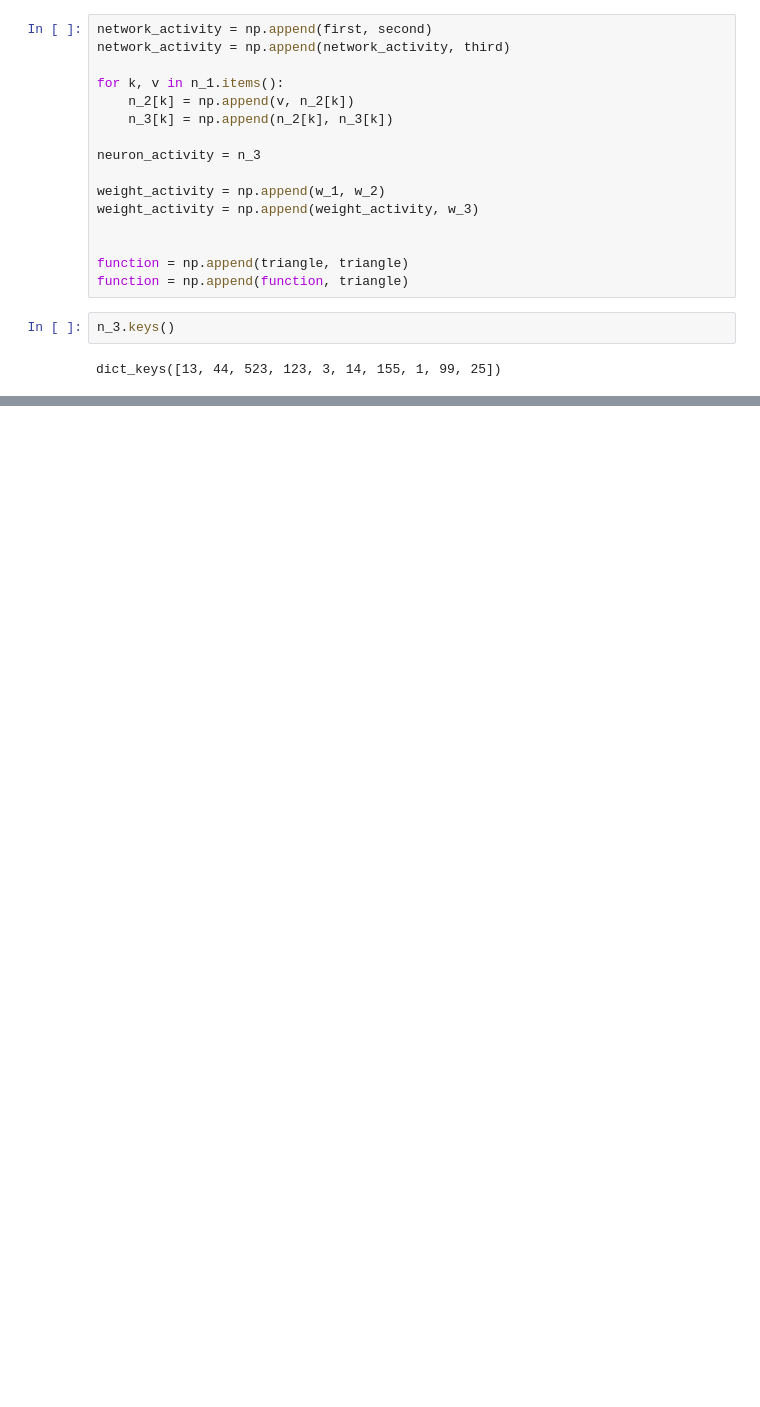
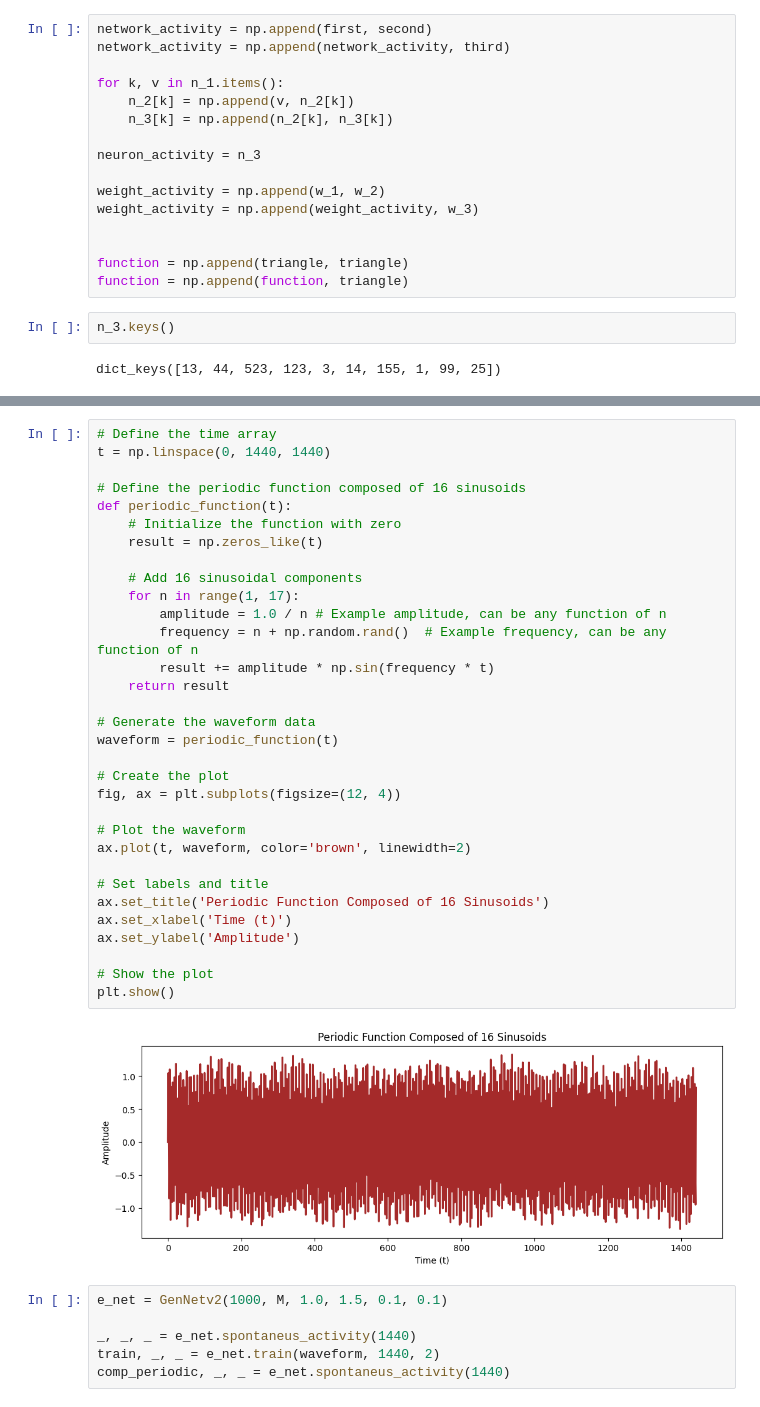
Before and after one commit to CEBangu/MOD_201, a Jupyter notebook: MOD201 final_report/final_report.ipynb, the cells around one changed output, grey strips where cells are left out. Saved outputs shown, nothing was run; the diff lists cells and outputs as text; blank space fills up the shorter version.

```diff
--- a/MOD201 final_report/final_report.ipynb
+++ b/MOD201 final_report/final_report.ipynb
@@ -304,0 +455,40 @@ AttributeError: Line2D.set() got an unexpected keyword argument 'width'
+# %%
+# Define the time array
+t = np.linspace(0, 1440, 1440)
+
+# Define the periodic function composed of 16 sinusoids
+def periodic_function(t):
+    # Initialize the function with zero
+    result = np.zeros_like(t)
+
+    # Add 16 sinusoidal components
+    for n in range(1, 17):
+        amplitude = 1.0 / n # Example amplitude, can be any function of n
+        frequency = n + np.random.rand()  # Example frequency, can be any function of n
+        result += amplitude * np.sin(frequency * t)
+    return result
+
+# Generate the waveform data
+waveform = periodic_function(t)
+
+# Create the plot
+fig, ax = plt.subplots(figsize=(12, 4))
+
+# Plot the waveform
+ax.plot(t, waveform, color='brown', linewidth=2)
+
+# Set labels and title
+ax.set_title('Periodic Function Composed of 16 Sinusoids')
+ax.set_xlabel('Time (t)')
+ax.set_ylabel('Amplitude')
+
+# Show the plot
+plt.show()
+# %% [output]
+[figure, added]
+# %%
+e_net = GenNetv2(1000, M, 1.0, 1.5, 0.1, 0.1)
+
+_, _, _ = e_net.spontaneus_activity(1440)
+train, _, _ = e_net.train(waveform, 1440, 2)
+comp_periodic, _, _ = e_net.spontaneus_activity(1440)
```
Also changed, not shown: parts of 15 cells of this notebook.
